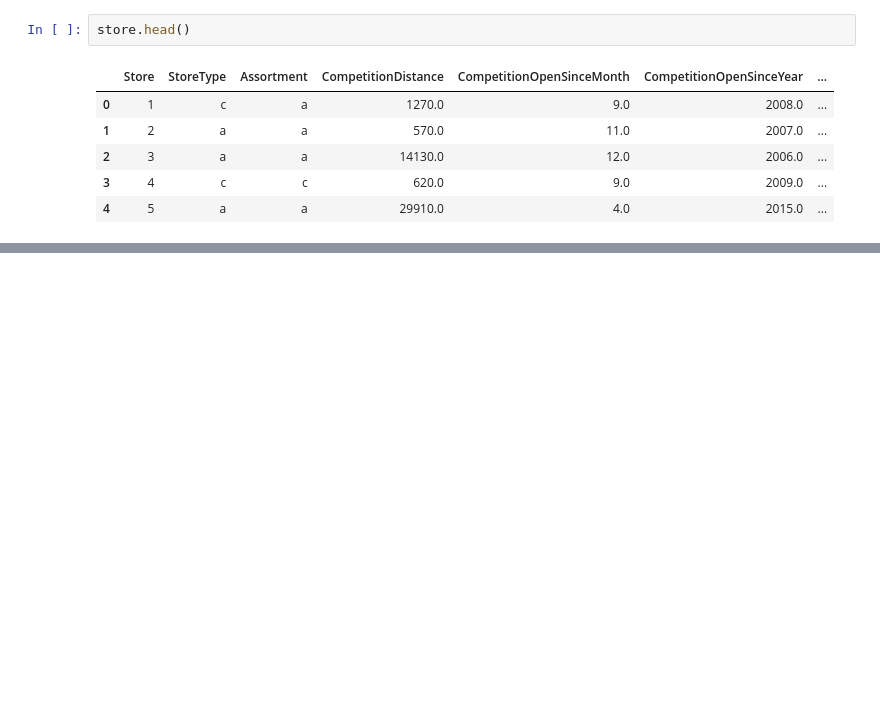
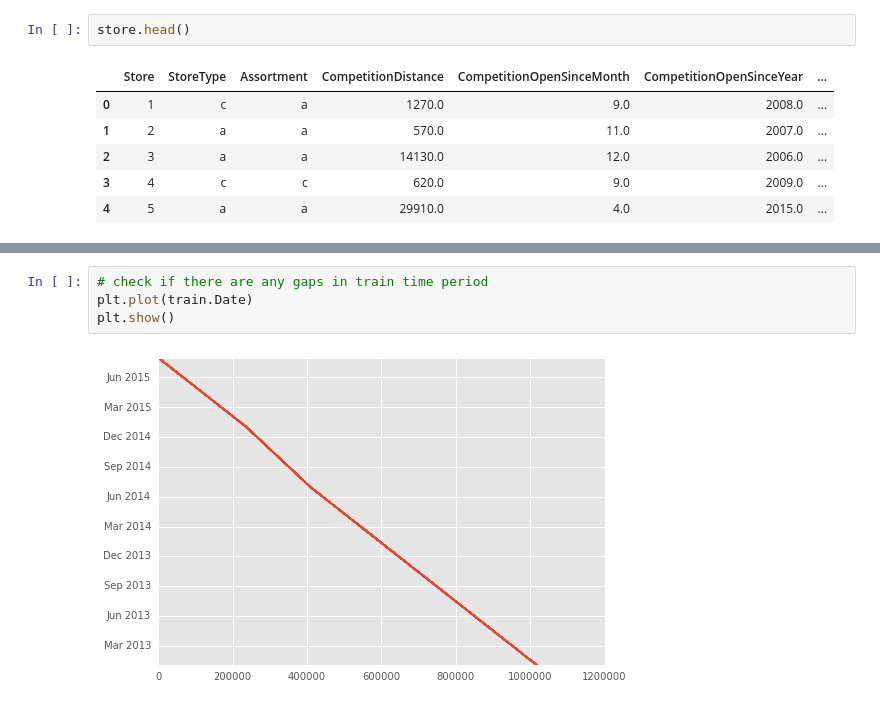
Before and after one commit to chaitu1385/RossmannKaggle, a Jupyter notebook: Data-Exploration/Rossmann Stores Forecasting.ipynb, the cells around one changed output, grey strips where cells are left out. Saved outputs shown, nothing was run; the diff lists cells and outputs as text; blank space fills up the shorter version.

```diff
--- a/Data-Exploration/Rossmann Stores Forecasting.ipynb
+++ b/Data-Exploration/Rossmann Stores Forecasting.ipynb
@@ -123,0 +320,6 @@ store.head()
+# %%
+# check if there are any gaps in train time period
+plt.plot(train.Date)
+plt.show()
+# %% [output]
+[figure, added]
```
Also changed, not shown: parts of 38 cells of this notebook.
